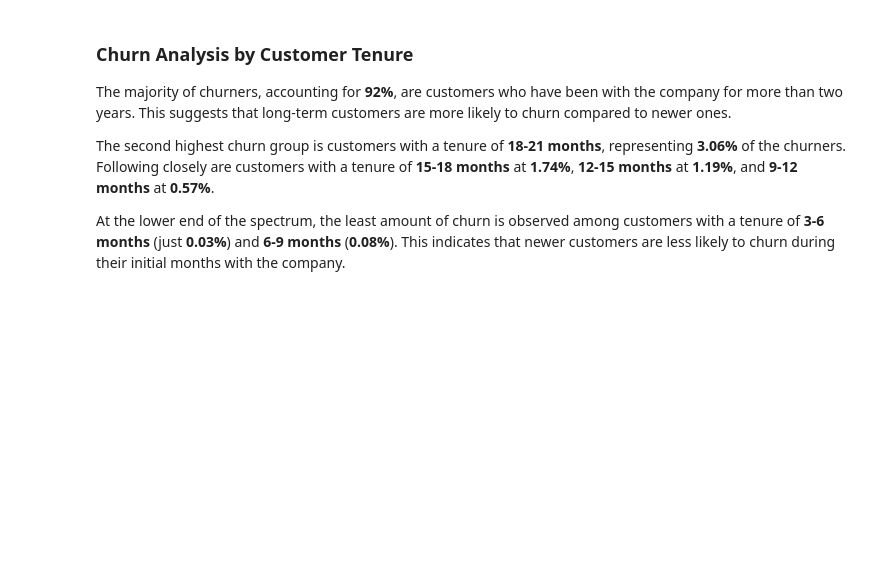
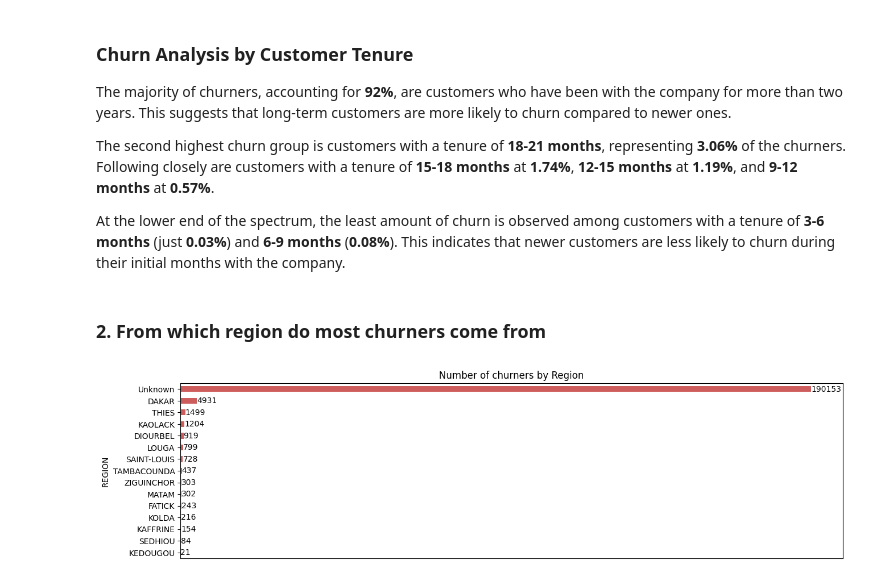
Before and after one commit to murithidenisgitobu/Customer-Churn-Prediction-Challenge-For-Azubian, a Jupyter notebook: Notebook/Notebook.ipynb, the cells around one changed output. Drawn from its saved outputs; the diff is of its cells as text; code cells hidden in the pictures; blank space fills up the shorter version.

Commit message:
Churn analysis by region

```diff
--- a/Notebook/Notebook.ipynb
+++ b/Notebook/Notebook.ipynb
@@ -421,7 +421,7 @@ Name: count, dtype: float64
 ### **1. How does Tenure relate to churning**
 # %%
 # Group by tenure and sum churn values
-tenure_churn = df.groupby('TENURE')['CHURN'].sum()
+tenure_churn = df[df['CHURN'] == 1].groupby('TENURE')['CHURN'].sum()
 
 # Create a figure
 churn_tenure_fig = plt.figure(figsize=(14, 5))
@@ -442,7 +442,7 @@ plt.show()
 [figure]
 # %%
 # Group by tenure and sum churn values
-tenure_churn = df.groupby('TENURE')['CHURN'].sum()
+tenure_churn = df[df['CHURN'] == 1].groupby('TENURE')['CHURN'].sum()
 
 # Normalize the churn values to show proportions (between 0 and 1)
 tenure_churn_normalized = tenure_churn / tenure_churn.sum()
@@ -470,3 +470,26 @@ The majority of churners, accounting for **92%**, are customers who have been wi
 The second highest churn group is customers with a tenure of **18-21 months**, representing **3.06%** of the churners. Following closely are customers with a tenure of **15-18 months** at **1.74%**, **12-15 months** at **1.19%**, and **9-12 months** at **0.57%**.
 
 At the lower end of the spectrum, the least amount of churn is observed among customers with a tenure of **3-6 months** (just **0.03%**) and **6-9 months** (**0.08%**). This indicates that newer customers are less likely to churn during their initial months with the company.
+# %% [markdown]
+### **2. From which region do most churners come from**
+# %%
+# Copy df
+df2 = df.copy()
+
+df2['REGION'] = df2['REGION'].fillna('Unknown')
+
+# Group by REGION and filter for rows where CHURN equals 1, then sum the CHURN values
+region_churn = df2[df2['CHURN'] == 1].groupby('REGION')['CHURN'].sum().sort_values(ascending=True)
+plt.figure(figsize=(15, 4))
+ax = region_churn.plot(kind='barh', color='indianred')
+
+# Data labels
+for index, value in enumerate(region_churn):
+    ax.text(value, index, f'{value:.0f}', va='center', ha='left', fontsize=10)
+
+# Show plot
+plt.title('Number of churners by Region')
+plt.xticks([])
+plt.show()
+# %% [output]
+[figure, added]
```
Also changed, not shown: parts of 1 cell of this notebook.
